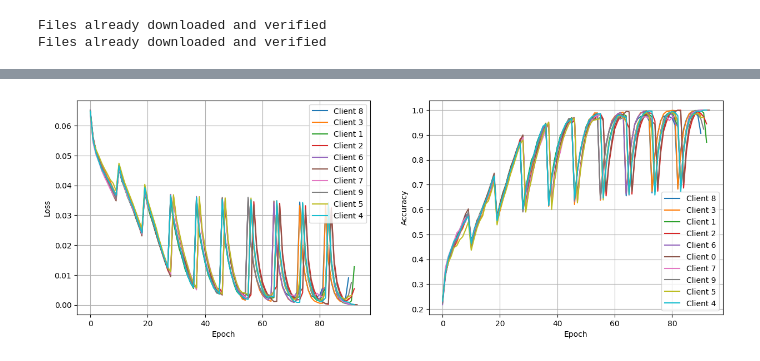
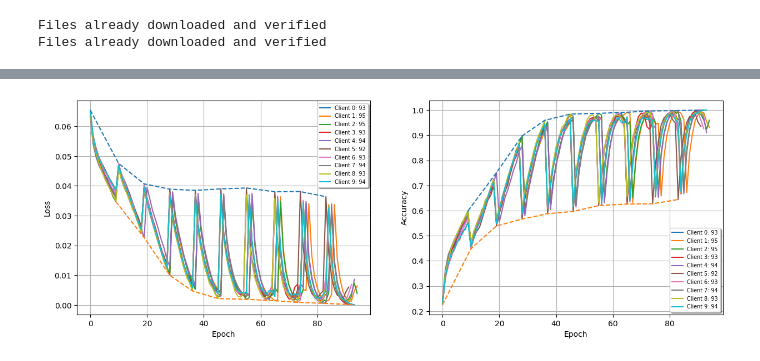
Before and after one commit to vipulhld001/flower, a Jupyter notebook: MyStrat/ftatime.ipynb, the cells around one changed output, grey strips where cells are left out. Cells and saved outputs as stored; diff of their text form; code cells hidden in the pictures.

```diff
--- a/MyStrat/ftatime.ipynb
+++ b/MyStrat/ftatime.ipynb
@@ -108,6 +110,8 @@ class ClientMetrics(NamedTuple):
     epoch: int
     loss: float
     accuracy: float
+    round: int = 0
+    cid: int = 0
 
 def train(net, trainloader, epochs: int):
     """Train the network on the training set."""
@@ -224,8 +228,10 @@ class FedCustom(fl.server.strategy.Strategy):
         self.min_fit_clients = min_fit_clients
         self.min_evaluate_clients = min_evaluate_clients
         self.min_available_clients = min_available_clients
-        self.client_training_times = {}
-        self.client_metrics = {}
+        self.client_training_times: Dict[int, List[float]] = {}
+        self.client_metrics: Dict[int, List[ClientMetrics]] = {}
+        self.loss_extreme: Dict[int, Tuple[int, float, float]] = {}
+        self.accuracy_extreme: Dict[int, Tuple[int, float, float]] = {}
     def __repr__(self) -> str:
         return "FedCustom"
 
@@ -287,12 +293,12 @@ class FedCustom(fl.server.strategy.Strategy):
 
         return fit_configurations
 
-    def parse_metrics(self, cid, metrics: str): # this function has been added to parse the metrics from the client
+    def parse_metrics(self, cid: int, server_round: int, metrics: str): # this function has been added to parse the metrics from the client
         client_data: List[ClientMetrics] = json.loads(metrics)
-        data_store = self.client_metrics.setdefault(cid, [])
-        last_epoch = len(data_store)
+        data_store: List[ClientMetrics] = self.client_metrics.setdefault(cid, [])
+        last_epoch: int = len(data_store)
         for data in client_data:
-            data_store.append(ClientMetrics(last_epoch, data[1], data[2]))
+            data_store.append(ClientMetrics(last_epoch, data[1], data[2], round=server_round, cid=cid))
             last_epoch += 1
 
     def aggregate_fit(
@@ -305,7 +311,7 @@ class FedCustom(fl.server.strategy.Strategy):
         for client, fit_res in results:
             # Update training times for each client
             self.client_training_times.setdefault(client.cid, []).append(fit_res.metrics.get("training_time", 0)) # Yash has changed this as we now save last time of all epochs as key: value - cid: list of times
-            self.parse_metrics(client.cid, fit_res.metrics.get("metrics", None))
+            self.parse_metrics(client.cid,server_round, fit_res.metrics.get("metrics", None))
         weights_results = [
             (parameters_to_ndarrays(fit_res.parameters), fit_res.num_examples)
             for _, fit_res in results
@@ -483,41 +491,72 @@ INFO :      configure_evaluate: strategy sampled 10 clients (out of 10)
 # %%
 import matplotlib.pyplot as plt
 
 
-def plot_metrics(client_metrics):
+def plot_metrics(client_metrics, rounds: int = 10):
     # client_metrics = strategy.client_metrics
     client_ids = list(client_metrics.keys())
+    client_ids.sort()
 
     fig, axs = plt.subplots(1, 2, figsize=(15, 5))
+
+    round_max_losses: List[Tuple[int, float]] = []
+    round_max_accuracy: List[Tuple[int, float]] = []
+    round_min_losses: List[Tuple[int, float]] = []
+    round_min_accuracy: List[Tuple[int, float]] = []
+
+    for round in range(1, rounds+1):
+        metrics_round = [(metrics.epoch, metrics.loss, metrics.accuracy) for metrics_list in client_metrics.values()
+                       for metrics in metrics_list if metrics.round == round]
+        if metrics_round:
+            min_loss = min(metrics_round, key=lambda x: x[1])
+            max_loss = max(metrics_round, key=lambda x: x[1])
+            round_max_losses.append(max_loss)
+            round_min_losses.append(min_loss)
+            min_accuracy = min(metrics_round, key=lambda x: x[2])
+            max_accuracy = max(metrics_round, key=lambda x: x[2])
+            round_max_accuracy.append(max_accuracy)
+            round_min_accuracy.append(min_accuracy)
+
+    for cid in client_ids:
+        epochs = [metric.epoch for metric in client_metrics[cid]]
+        losses = [metric.loss for metric in client_metrics[cid]]
+        axs[0].plot(epochs, losses, label=f"Client {cid}: {len(strategy.client_metrics[cid])}")
+
+    max_epochs = [round_max[0] for round_max in round_max_losses]
+    max_losses = [round_max[1] for round_max in round_max_losses]
+    min_epochs = [round_min[0] for round_min in round_min_losses]
+    min_losses = [round_min[1] for round_min in round_min_losses]
+    axs[0].plot(max_epochs, max_losses, linestyle='dashed')
+    axs[0].plot(min_epochs, min_losses, linestyle='dashed')
+
+    axs[0].set_xlabel("Epoch")
+    axs[0].set_ylabel("Loss")
+    axs[0].legend(loc='upper right', fontsize='x-small', shadow=True,)
+    axs[0].grid()
 
 
     for cid in client_ids:
         epochs = [metric.epoch for metric in client_metrics[cid]]
-        losses = [metric.loss for metric in client_metrics[cid]]
-        axs[0].plot(epochs, losses, label=f"Client {cid}")
+        accuracies = [metric.accuracy for metric in client_metrics[cid]]
+        axs[1].plot(epochs, accuracies, label=f"Client {cid}: {len(strategy.client_metrics[cid])}")
 
-    axs[0].set_xlabel("Epoch")
-    axs[0].set_ylabel("Loss")
-    axs[0].legend()
-    axs[0].grid()
-
-    for cid in client_ids:
-        epochs = [metric.epoch for metric in client_metrics[cid]]
-        accuracies = [metric.accuracy for metric in client_metrics[cid]]
-        axs[1].plot(epochs, accuracies, label=f"Client {cid}")
-
+    max_epochs = [round_max[0] for round_max in round_max_accuracy]
+    max_accuracies = [round_max[2] for round_max in round_max_accuracy]
+    min_epochs = [round_min[0] for round_min in round_min_accuracy]
+    min_accuracies = [round_min[2] for round_min in round_min_accuracy]
+    axs[1].plot(max_epochs, max_accuracies, linestyle='dashed')
+    axs[1].plot(min_epochs, min_accuracies, linestyle='dashed')
 
     axs[1].set_xlabel("Epoch")
     axs[1].set_ylabel("Accuracy")
-    axs[1].legend()
+    axs[1].legend(loc='lower right',fontsize='x-small', shadow=True,)
     axs[1].grid()
-
 
     plt.show()
 
 plot_metrics(strategy.client_metrics)
 # %% [output]
-[figure, old version]
+[figure, new version]
 # %%
 def plot_times(client_training_times):
     client_ids = list(client_training_times.keys())
```
Also changed, not shown: parts of 10 cells of this notebook, 3 other files.
